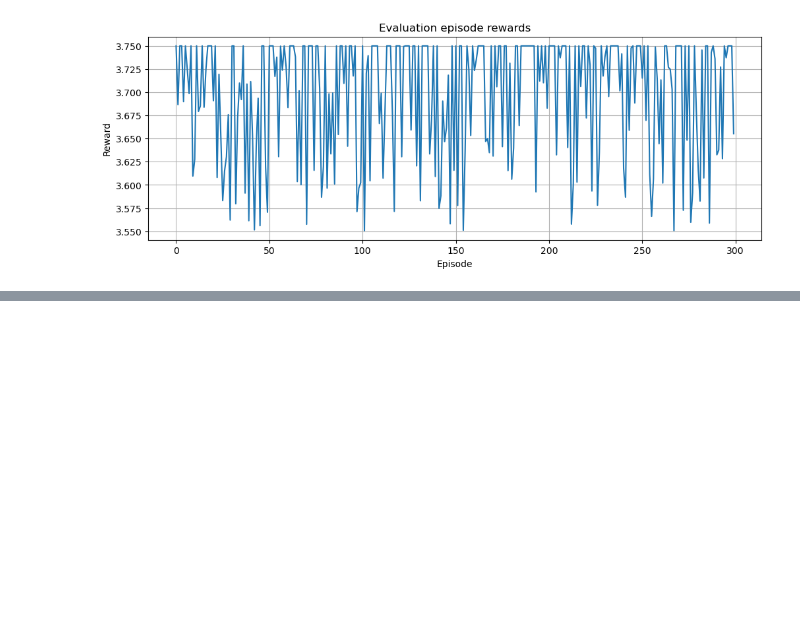
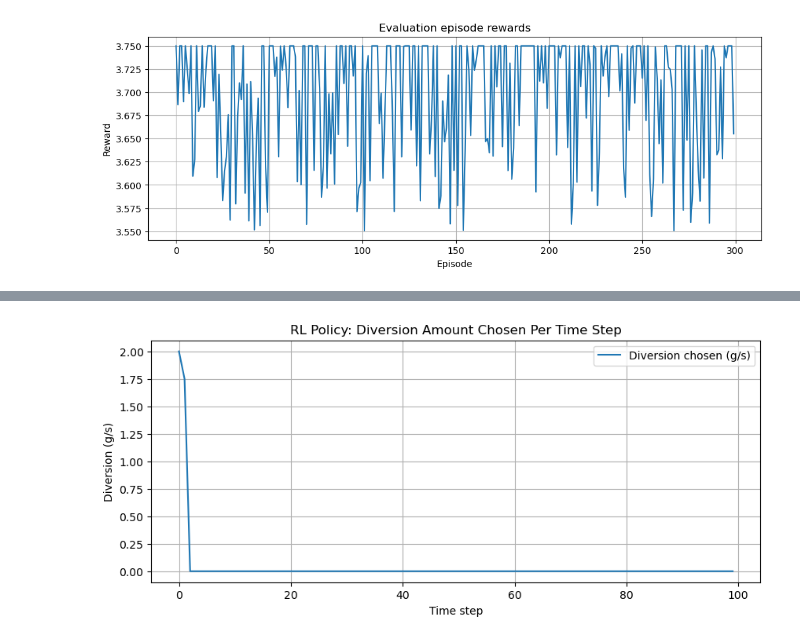
Before and after one commit to shirleyy97/RL_NuclearSecurity, a Jupyter notebook: v17_QLearn_ITV_cum_reward.ipynb, the cells around one changed output, grey strips where cells are left out. Saved outputs shown, nothing was run; the diff lists cells and outputs as text; code cells hidden in the pictures; blank space fills up the shorter version.

Commit message:
Updated Q-learning notebook with no diversion/fixed diversion/RL policy plots

```diff
--- a/v17_QLearn_ITV_cum_reward.ipynb
+++ b/v17_QLearn_ITV_cum_reward.ipynb
@@ -458,0 +568,28 @@ Evaluation of learned greedy policy:
+# %%
+# ---- Run one episode using the learned greedy policy to collect per-step diversions ----
+env = MassBalanceEnv()
+obs = env.reset()
+
+diversions = []  # store the diversion chosen each step
+done = False
+
+while not done:
+    noisy_total = float(obs[0] + obs[1])
+    s = total_mass_to_bin(noisy_total)                  # map obs to bin/state
+    a = int(policy_actions[s])                          # lookup best action index
+    diversion = float(MassBalanceEnv.diversion_actions[a])
+    obs, detected, done, total, diverted = env.step(diversion=diversion)
+    diversions.append(diversion)
+
+# ---- Plot per-step diversion ----
+import matplotlib.pyplot as plt
+plt.figure(figsize=(10,4))
+plt.title("RL Policy: Diversion Amount Chosen Per Time Step")
+plt.plot(diversions, label="Diversion chosen (g/s)")
+plt.xlabel("Time step")
+plt.ylabel("Diversion (g/s)")
+plt.grid(True)
+plt.legend()
+plt.show()
+# %% [output]
+[figure, added]
```
Also changed, not shown: parts of 2 cells of this notebook.
